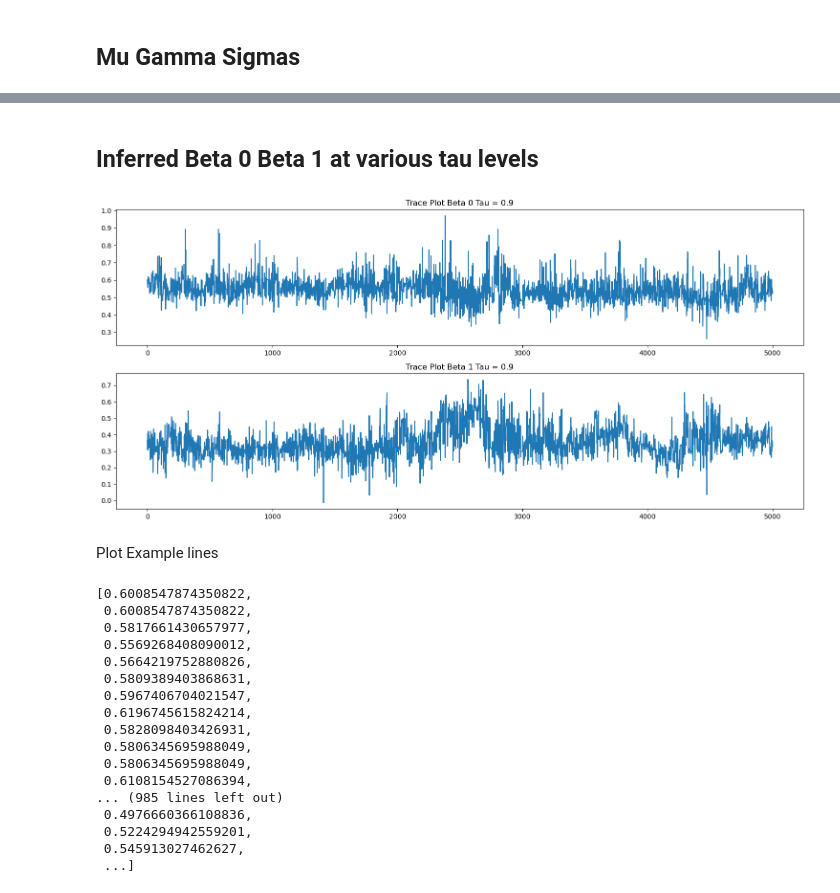
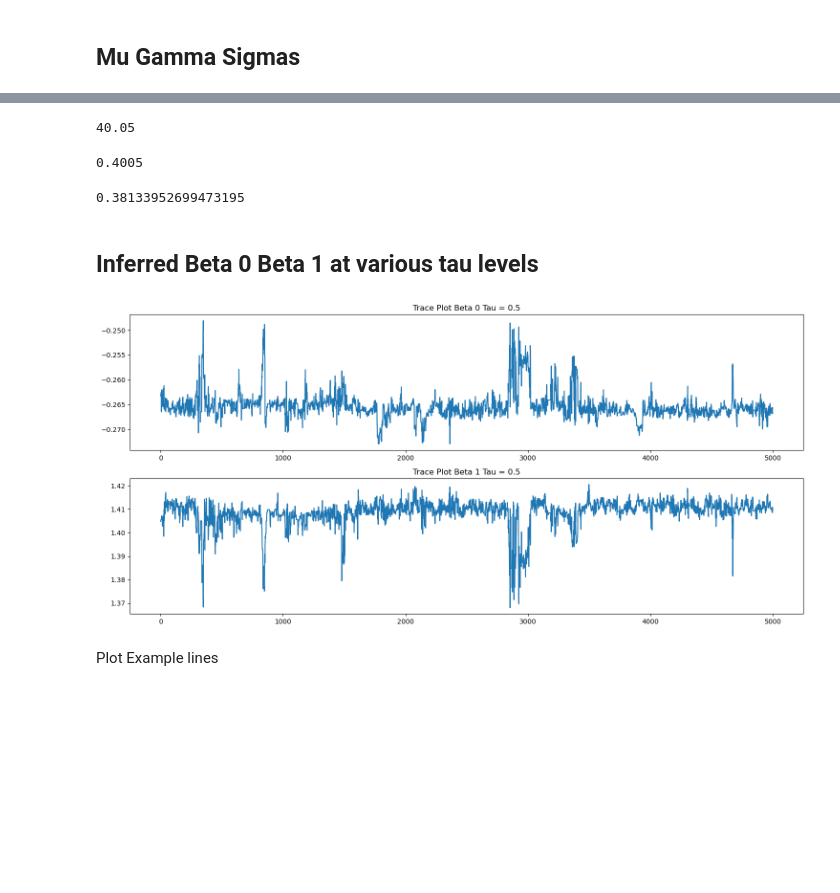
Before and after one commit to titzehong/Joint_Quant_Reg, a Jupyter notebook: Joint QR Single Var MCMC.ipynb, the cells around one changed output, grey strips where cells are left out. Cells and saved outputs as stored; diff of their text form; code cells hidden in the pictures; blank space fills up the shorter version.

Commit message:
Added finalised code with first sampler

```diff
--- a/Joint QR Single Var MCMC.ipynb
+++ b/Joint QR Single Var MCMC.ipynb
@@ -554,0 +680,15 @@ array([[ 12.40764275, -10.51555741,   5.18183379,   0.69399724],
+# %%
+y_vals_true = y_vals_true
+x_vals = x_vals
+w_samples_1=w_approx_prop[0:103]
+w_samples_2=w_approx_prop[103:]
+sigma_1=sigma_1_prop
+sigma_2=sigma_2_prop
+tau_grid=tau_grid
+tau_grid_expanded=tau_grid_expanded
+mu=mu_prop
+gamma=gamma_prop
+base_quantile_mean=base_quantile_mean
+base_quantile_sd=base_quantile_sd
+base_quantile_v=1
+base_quantile_dist='norm'
@@ -554,0 +731,3 @@ array([[ 12.40764275, -10.51555741,   5.18183379,   0.69399724],
+# %%
+x_i = x_vals[0]
+y_i = y_vals_true[0]
@@ -557,14 +1107,14 @@ array([[ 12.40764275, -10.51555741,   5.18183379,   0.69399724],
 # %% [markdown]
 ## Kappa and Lambda
 # %%
-fig, ax = plt.subplots(2,1,figsize=(15,7))
+fig, ax = plt.subplots(figsize=(15,5))
 
-n_burn_in = 10000
+n_burn_in = 15000
 
-ax[0].plot(kappa_store[n_burn_in:])
-ax[1].plot(lambda_store[n_burn_in:])
+ax.plot(lambda_store[n_burn_in:])
 
-ax[0].set_title('Kappa Trace Plot')
-ax[1].set_title('Lambda Trace Plot')
+ax.set_title('Lambda Trace Plot')
+
+#ax.set_ylim(5.9,6)
 # %% [output]
 Text(0.5, 1.0, 'Lambda Trace Plot')
@@ -591,3 +1142,16 @@ plt.tight_layout()
+# %%
+100*block_1_accept_cnts/20000
+100*block_2_accept_cnts/20000
+# %% [output]
+40.05
+# %%
+block_2_accept_cnts/20000
+# %% [output]
+0.4005
+# %%
+log_am_lamb_block2
+# %% [output]
+0.38133952699473195
 # %% [markdown]
 ## Inferred Beta 0 Beta 1 at various tau levels
 # %%
@@ -607,8 +1171,8 @@ def generate_beta_samples(tau_input: float,
     for i in range(0,len(w_approx_store)):
 
         w_samp = w_approx_store[i]
-        w1_samp = w_samp[0:101]
-        w2_samp = w_samp[101:]
+        w1_samp = w_samp[0:103]
+        w2_samp = w_samp[103:]
 
         mu_samp = mu_store[i]
         gamma_samp = gamma_store[i]
@@ -646,46 +1210,26 @@ def generate_beta_samples(tau_input: float,
 # %%
 fig,ax = plt.subplots(2,1, figsize=(15,7))
 
-input_tau = 0.9
+input_tau = 0.5
 
 beta_0_samps, beta_1_samps = generate_beta_samples(tau_input=input_tau,
                                                   tau_grid=tau_grid_expanded,
                                                   w_approx_store=w_approx_store,
                                                   mu_store=mu_store,
                                                   gamma_store=gamma_store,
                                                   sigma_1_store=sigma_1_store,
                                                   sigma_2_store=sigma_2_store)
 
 ax[0].plot(beta_0_samps[n_burn_in:])
 ax[1].plot(beta_1_samps[n_burn_in:])
 
 ax[0].set_title('Trace Plot Beta 0 Tau = '+str(input_tau))
 ax[1].set_title('Trace Plot Beta 1 Tau = '+str(input_tau))
 plt.tight_layout()
 # %% [output]
-[figure, old version]
+[figure, new version]
 # %% [markdown]
 Plot Example lines
 # %%
 y_pred_samples = np.array([b0 + b1*x_vals for b0,b1 in zip(beta_0_samps, beta_1_samps)])
 y_pred_samples = y_pred_samples[n_burn_in:]
-# %%
-beta_0_samps[n_burn_in:]
-# %% [output]
-[0.6008547874350822,
- 0.6008547874350822,
- 0.5817661430657977,
- 0.5569268408090012,
- 0.5664219752880826,
- 0.5809389403868631,
- 0.5967406704021547,
- 0.6196745615824214,
- 0.5828098403426931,
- 0.5806345695988049,
- 0.5806345695988049,
- 0.6108154527086394,
-... (985 lines left out)
- 0.4976660366108836,
- 0.5224294942559201,
- 0.545913027462627,
- ...]
```
Also changed, not shown: parts of 65 cells of this notebook, 3 other files.
